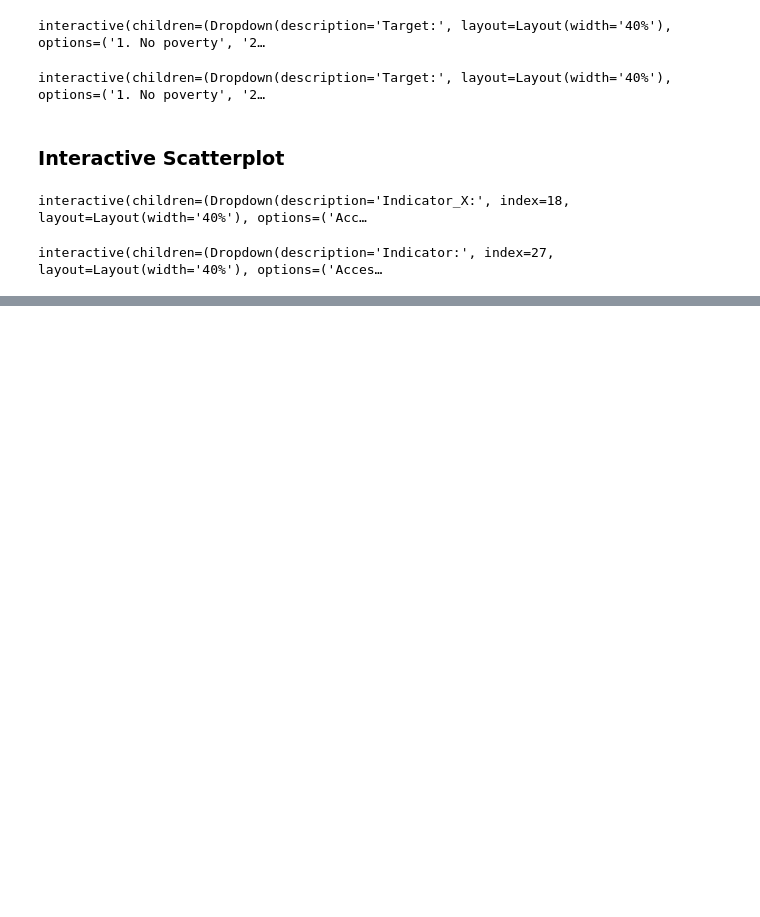
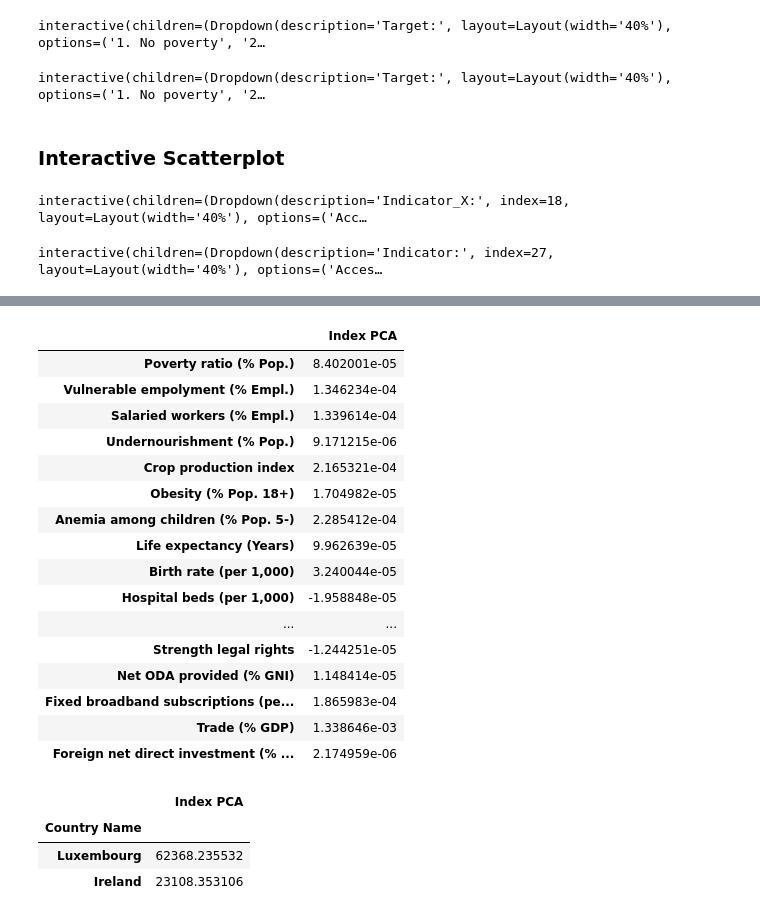
Before and after one commit to carazaagu/HumanitarianData-EU, a Jupyter notebook: Project.ipynb, the cells around one changed output, grey strips where cells are left out. Saved outputs shown, nothing was run; the diff lists cells and outputs as text; code cells hidden in the pictures; blank space fills up the shorter version.

```diff
--- a/Project.ipynb
+++ b/Project.ipynb
@@ -1462,0 +1534,22 @@ interactive(children=(Dropdown(description='Indicator:', index=27, layout=Layout
+# %%
+# components
+
+pd.DataFrame(pca.components_.T, index=df3.columns, columns=['Index PCA'])
+# %% [output]
+|  | Index PCA |
+| Poverty ratio (% Pop.) | 8.402001e-05 |
+| Vulnerable empolyment (% Empl.) | 1.346234e-04 |
+| Salaried workers (% Empl.) | 1.339614e-04 |
+| Undernourishment (% Pop.) | 9.171215e-06 |
+| Crop production index | 2.165321e-04 |
+| Obesity (% Pop. 18+) | 1.704982e-05 |
+| Anemia among children (% Pop. 5-) | 2.285412e-04 |
+| Life expectancy (Years) | 9.962639e-05 |
+| Birth rate (per 1,000) | 3.240044e-05 |
+| Hospital beds (per 1,000) | -1.958848e-05 |
+| ... | ... |
+| Strength legal rights | -1.244251e-05 |
+| Net ODA provided (% GNI) | 1.148414e-05 |
+| Fixed broadband subscriptions (pe... | 1.865983e-04 |
+| Trade (% GDP) | 1.338646e-03 |
+| Foreign net direct investment (% ... | 2.174959e-06 |
@@ -1462,0 +1564,9 @@ interactive(children=(Dropdown(description='Indicator:', index=27, layout=Layout
+# %%
+# Luxembourh (n1) i way to bigger than Ireland (n2)
+
+index.nlargest(2, 'Index PCA')
+# %% [output]
+|  | Index PCA |
+| Country Name |  |
+| Luxembourg | 62368.235532 |
+| Ireland | 23108.353106 |
```
Also changed, not shown: parts of 23 cells of this notebook, 2 other files.
